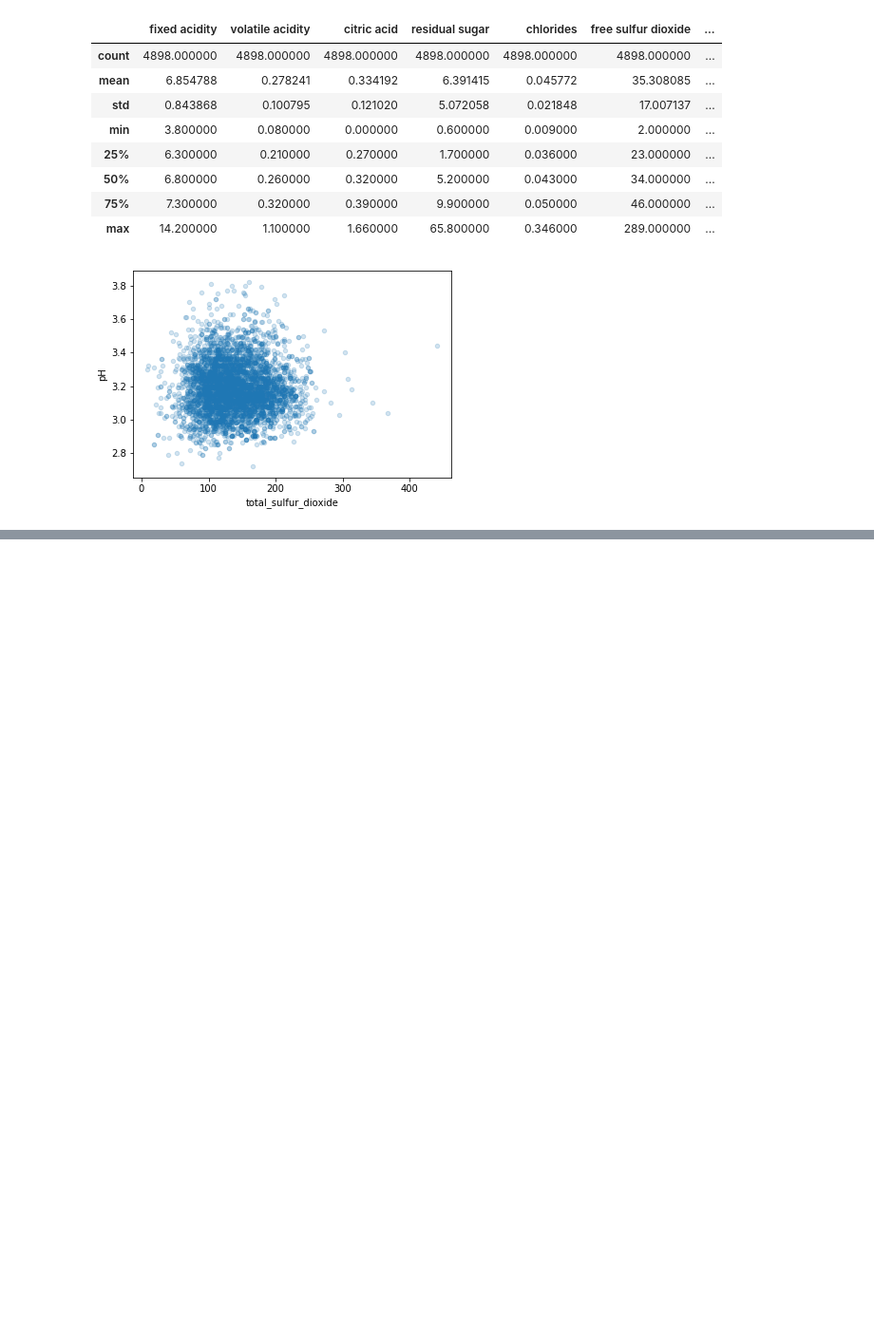
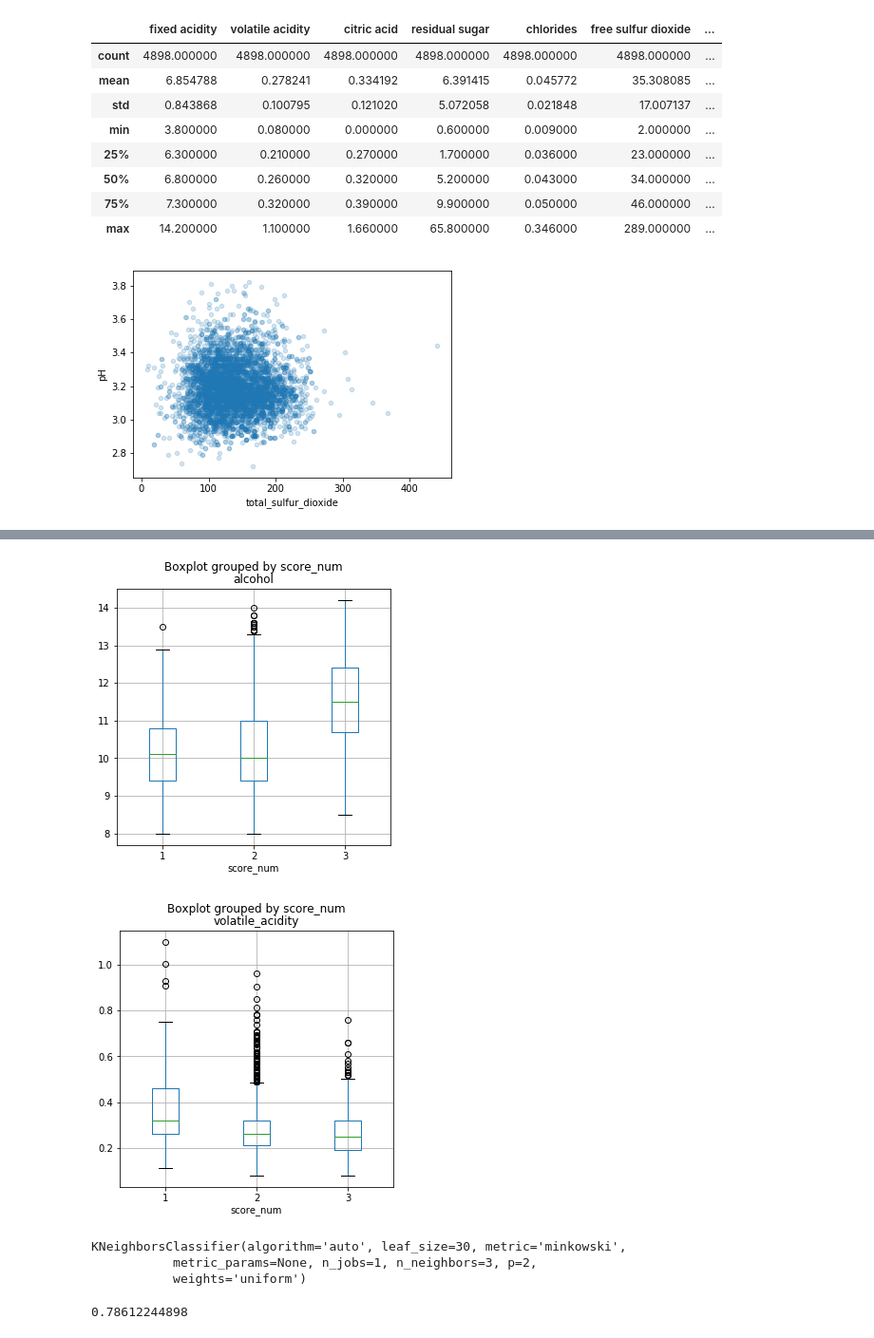
Before and after one commit to bckyling/bling_homework, a Jupyter notebook: final project/Final Project - Wine Quality.ipynb, the cells around one changed output, grey strips where cells are left out. Shown at 95% size. Cells and saved outputs as stored; diff of their text form; code cells hidden in the pictures; blank space fills up the shorter version.

```diff
--- a/final project/Final Project - Wine Quality.ipynb
+++ b/final project/Final Project - Wine Quality.ipynb
@@ -62,0 +236,6 @@ LinearRegression(copy_X=True, fit_intercept=True, n_jobs=1, normalize=False)
+# %%
+wine.boxplot(column = 'alcohol',by='score_num',figsize=(5,5))
+wine.boxplot(column = 'volatile_acidity',by='score_num',figsize=(5,5));
+# %% [output]
+[figure, added]
+[figure, added]
@@ -62,0 +260,12 @@ LinearRegression(copy_X=True, fit_intercept=True, n_jobs=1, normalize=False)
+# %%
+knn = KNeighborsClassifier(n_neighbors=3)
+knn.fit(X_train, y_train)
+# %% [output]
+KNeighborsClassifier(algorithm='auto', leaf_size=30, metric='minkowski',
+           metric_params=None, n_jobs=1, n_neighbors=3, p=2,
+           weights='uniform')
+# %%
+y_pred_class = knn.predict(X_test)
+print((metrics.accuracy_score(y_test, y_pred_class)))
+# %% [output]
+0.78612244898
```
Also changed, not shown: parts of 52 cells of this notebook, 3 other files.
